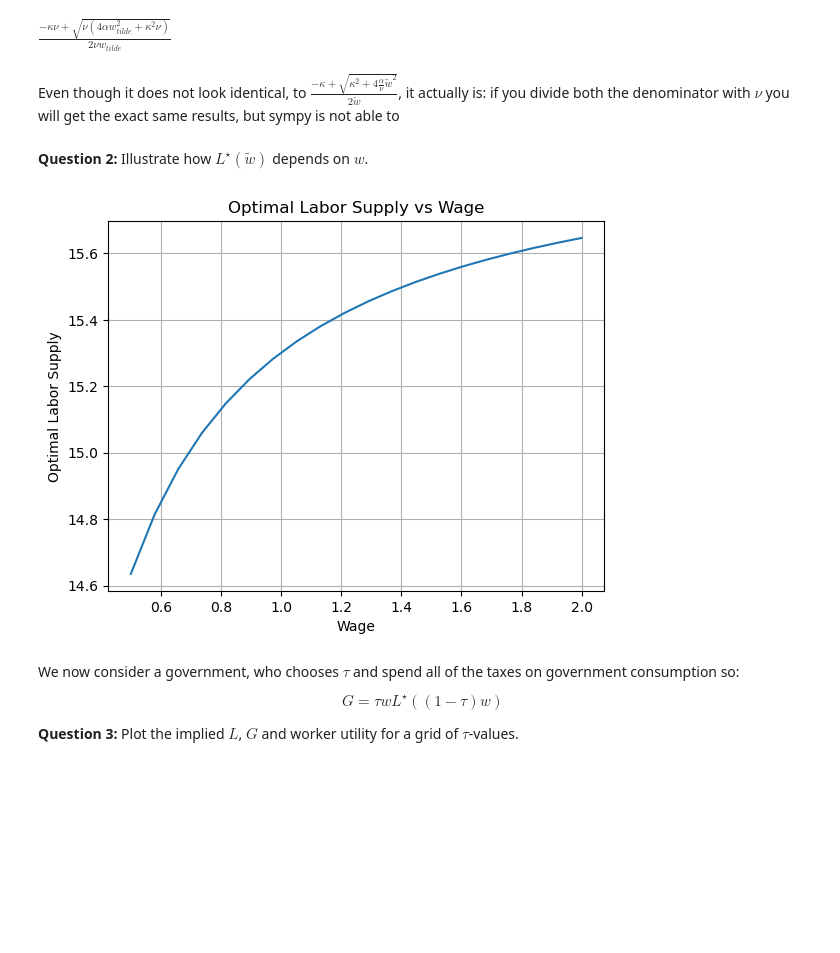
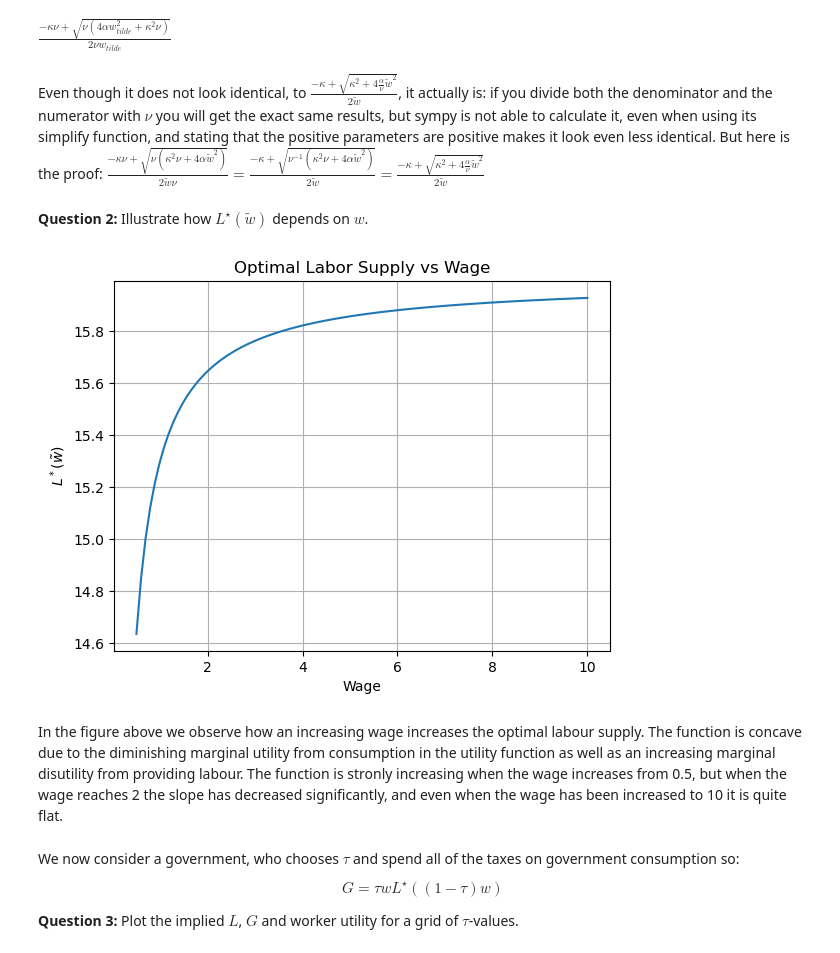
Before and after one commit to NumEconCopenhagen/projects-2023-hello-world-1, a Jupyter notebook: Exam-2023-notebook.ipynb, the cells around one changed output. Saved outputs shown, nothing was run; the diff lists cells and outputs as text; code cells hidden in the pictures; blank space fills up the shorter version.

```diff
--- a/Exam-2023-notebook.ipynb
+++ b/Exam-2023-notebook.ipynb
@@ -89,35 +94,42 @@ optimal_L_star
 # %% [output]
 $\displaystyle \frac{- \kappa \nu + \sqrt{\nu \left(4 \alpha w_{tilde}^{2} + \kappa^{2} \nu\right)}}{2 \nu w_{tilde}}$
 # %% [markdown]
-Even though it does not look identical, to $\frac{-\kappa+\sqrt{\kappa^{2}+4\frac{\alpha}{\nu}\tilde{w}^2}}{2\tilde{w}}$, it actually is: if you divide both the denominator with $\nu$ you will get the exact same results, but sympy is not able to
+Even though it does not look identical, to $\frac{-\kappa+\sqrt{\kappa^{2}+4\frac{\alpha}{\nu}\tilde{w}^2}}{2\tilde{w}}$, it actually is: if you divide both the denominator and the numerator with $\nu$ you will get the exact same results, but sympy is not able to calculate it, even when using its simplify function, and stating that the positive parameters are positive makes it look even less identical. But here is the proof: $\frac{-\kappa\nu+\sqrt{\nu(\kappa^{2}\nu+4\alpha\tilde{w}^2)}}{2\tilde{w}\nu}=\frac{-\kappa+\sqrt{\nu^{-1}(\kappa^{2}\nu+4\alpha\tilde{w}^2)}}{2\tilde{w}}=\frac{-\kappa+\sqrt{\kappa^{2}+4\frac{\alpha}{\nu}\tilde{w}^2}}{2\tilde{w}}$
 # %% [markdown]
 **Question 2:** Illustrate how $L^{\star}(\tilde{w})$ depends on $w$.
 # %%
 # list for optimal Labour supply
 optimal_L_list = []
+
 # w grid
-wage_list = np.linspace(0.5,2,20)
+wage_list = np.linspace(0.5,10.0,100)
+
 
 for wage in wage_list:
-    opt_L = optimal_L_star.copy
+    # values
+    opt_L = optimal_L_star.copy() #optimal_L_star will be used later, so a copy is made to not change it
     alpha_value = 0.5
     kappa_value = 1.0
     nu_value = 1/(2*16**2)
     tau_value = 0.3
     w_tilde_value = (1-tau_value)*wage
+
     values = {alpha: alpha_value, kappa: kappa_value, nu: nu_value, w_tilde: w_tilde_value}
-    opt_L = optimal_L_star.subs(values)
+    opt_L = opt_L.subs(values) # substitute the symbols for the actual values
+
     optimal_L_list.append(float(opt_L))
 
 # plot the optimal labor supply against the wage
 plt.plot(wage_list, optimal_L_list)
 plt.xlabel('Wage')
-plt.ylabel('Optimal Labor Supply')
+plt.ylabel(r'$L^*(\tilde{w})$')
 plt.title('Optimal Labor Supply vs Wage')
 plt.grid(True)
 plt.show()
 # %% [output]
-[figure, old version]
+[figure, new version]
+# %% [markdown]
+In the figure above we observe how an increasing wage increases the optimal labour supply. The function is concave due to the diminishing marginal utility from consumption in the utility function as well as an increasing marginal disutility from providing labour. The function is stronly increasing when the wage increases from 0.5, but when the wage reaches 2 the slope has decreased significantly, and even when the wage has been increased to 10 it is quite flat.
 # %% [markdown]
 
 We now consider a government, who chooses $\tau$ and spend all of the taxes on government consumption so:
```
Also changed, not shown: parts of 25 cells of this notebook.
